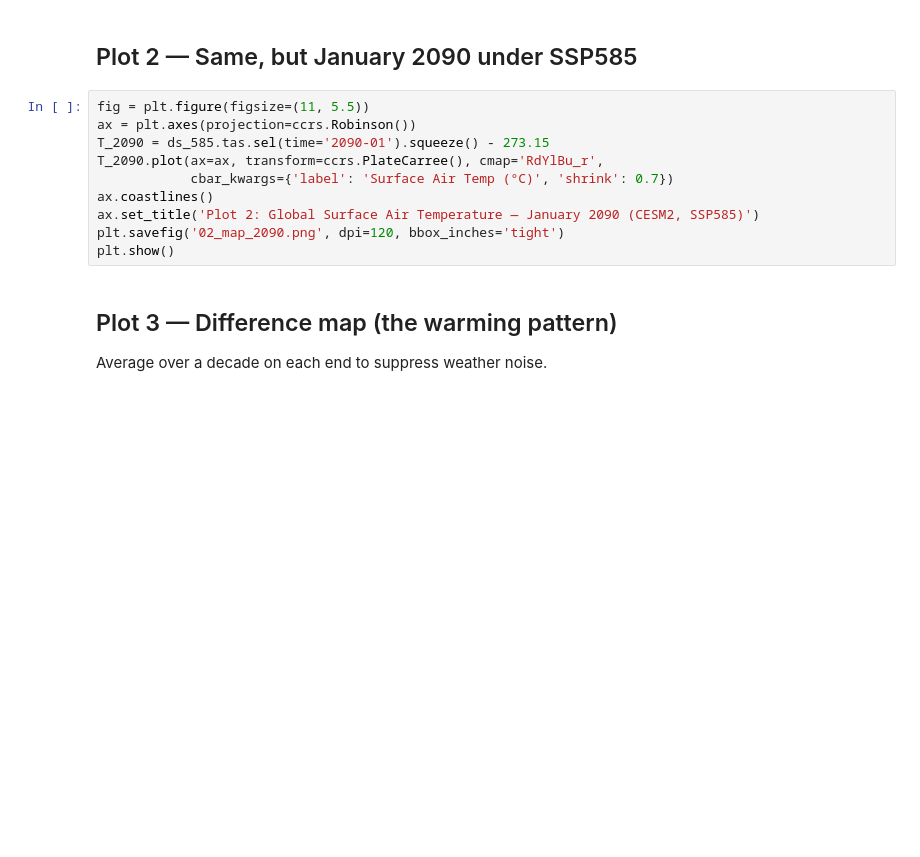
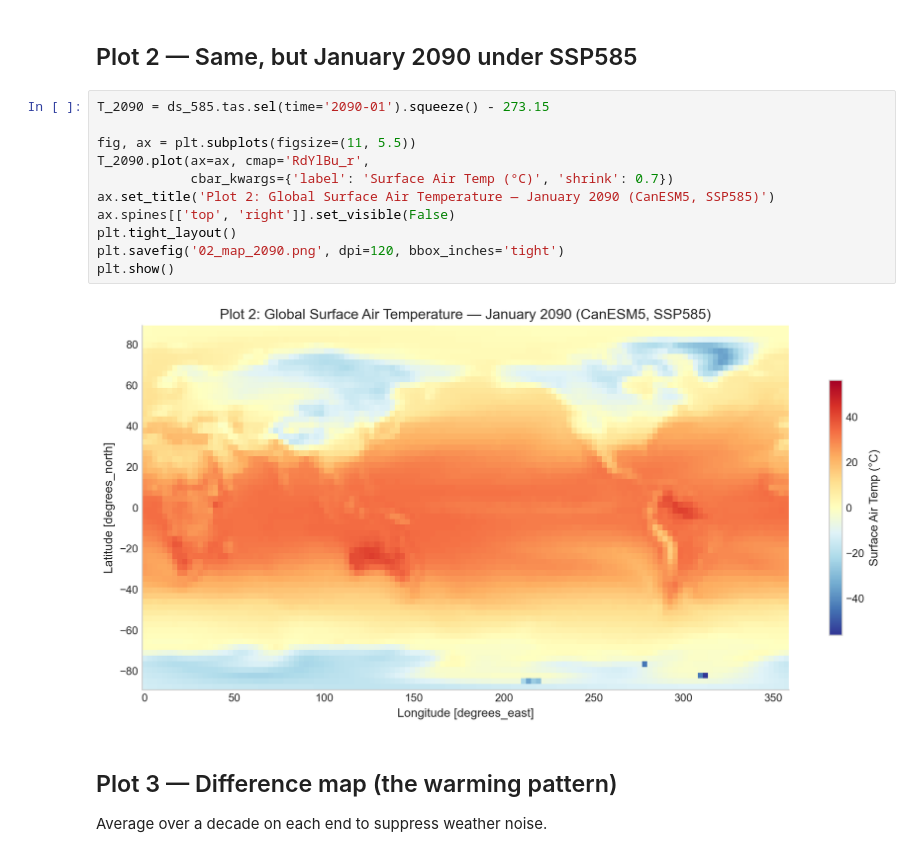
Before and after one commit to matthewviray/climate-signal, a Jupyter notebook: cmip6_exploratory.ipynb, the cells around one changed output. Drawn from its saved outputs; the diff is of its cells as text; blank space fills up the shorter version.

```diff
--- a/cmip6_exploratory.ipynb
+++ b/cmip6_exploratory.ipynb
@@ -68,15 +87,18 @@ plt.show()
 # %% [markdown]
 ## Plot 2 — Same, but January 2090 under SSP585
 # %%
-fig = plt.figure(figsize=(11, 5.5))
-ax = plt.axes(projection=ccrs.Robinson())
 T_2090 = ds_585.tas.sel(time='2090-01').squeeze() - 273.15
-T_2090.plot(ax=ax, transform=ccrs.PlateCarree(), cmap='RdYlBu_r',
+
+fig, ax = plt.subplots(figsize=(11, 5.5))
+T_2090.plot(ax=ax, cmap='RdYlBu_r',
             cbar_kwargs={'label': 'Surface Air Temp (°C)', 'shrink': 0.7})
-ax.coastlines()
-ax.set_title('Plot 2: Global Surface Air Temperature — January 2090 (CESM2, SSP585)')
+ax.set_title('Plot 2: Global Surface Air Temperature — January 2090 (CanESM5, SSP585)')
+ax.spines[['top', 'right']].set_visible(False)
+plt.tight_layout()
 plt.savefig('02_map_2090.png', dpi=120, bbox_inches='tight')
 plt.show()
+# %% [output]
+[figure, added]
 # %% [markdown]
 ## Plot 3 — Difference map (the warming pattern)
 Average over a decade on each end to suppress weather noise.
```
Also changed, not shown: parts of 10 cells of this notebook, 4 other files.
